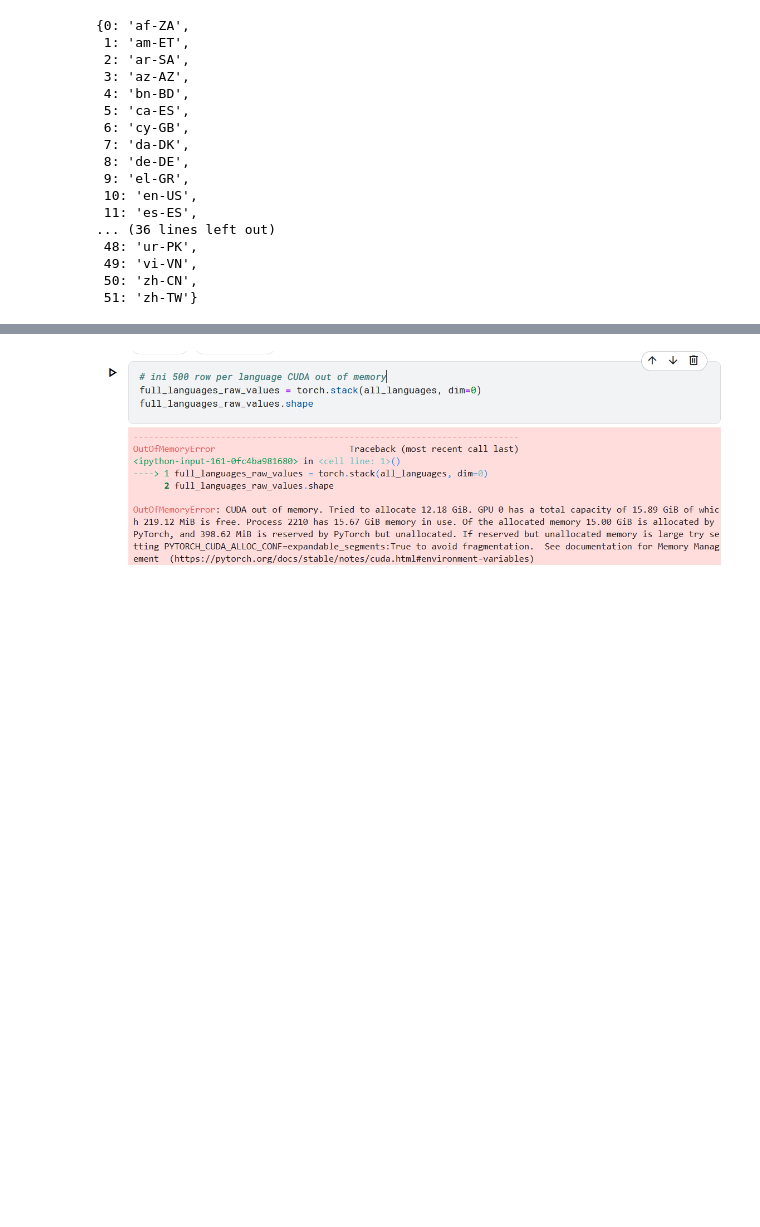
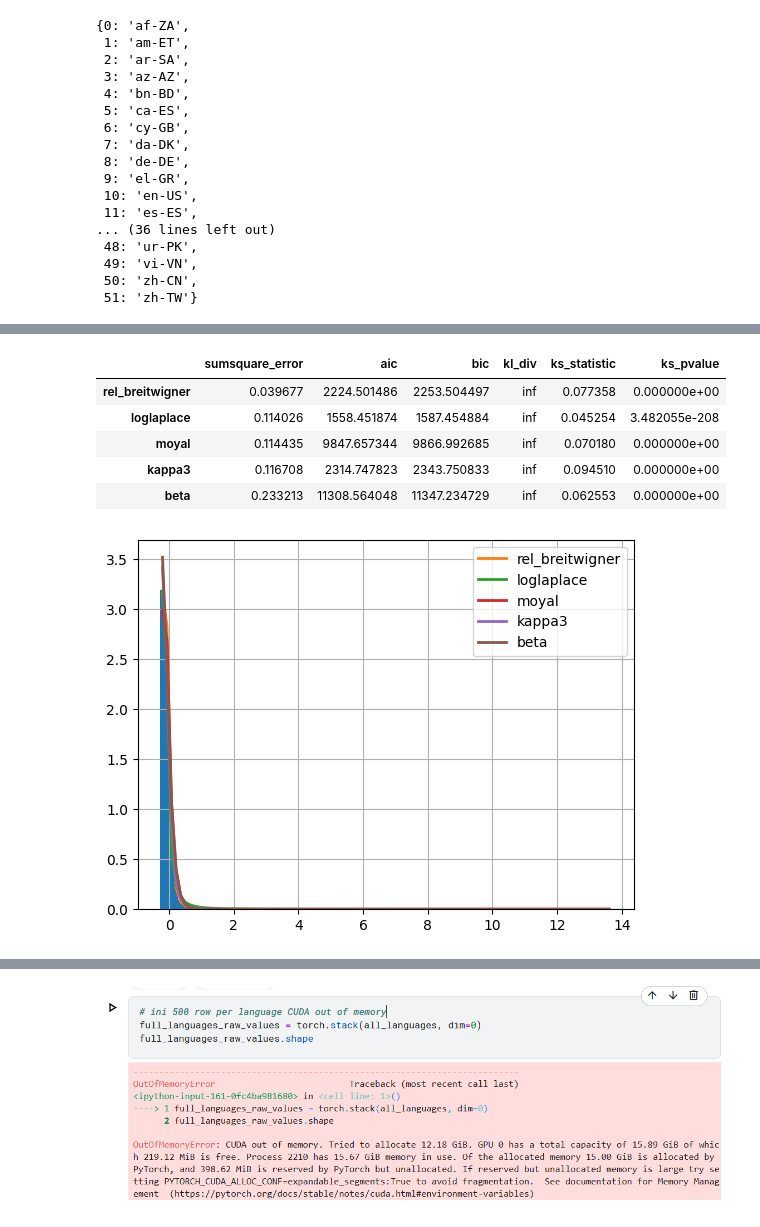
Before and after one commit to tauimbz/lang-task-neuron, a Jupyter notebook: neuron-language-pair.ipynb, the cells around one changed output, grey strips where cells are left out. Saved outputs shown, nothing was run; the diff lists cells and outputs as text; code cells hidden in the pictures; blank space fills up the shorter version.

```diff
--- a/neuron-language-pair.ipynb
+++ b/neuron-language-pair.ipynb
@@ -983,0 +1189,14 @@ OutOfMemoryError: CUDA out of memory. Tried to allocate 12.18 GiB. GPU 0 has a t
+# %%
+from fitter import Fitter
+
+f = Fitter(full_languages_raw_values[0][0][0])
+f.fit()
+f.summary()
+# %% [output]
+|  | sumsquare_error | aic | bic | kl_div | ks_statistic | ks_pvalue |
+| rel_breitwigner | 0.039677 | 2224.501486 | 2253.504497 | inf | 0.077358 | 0.000000e+00 |
+| loglaplace | 0.114026 | 1558.451874 | 1587.454884 | inf | 0.045254 | 3.482055e-208 |
+| moyal | 0.114435 | 9847.657344 | 9866.992685 | inf | 0.070180 | 0.000000e+00 |
+| kappa3 | 0.116708 | 2314.747823 | 2343.750833 | inf | 0.094510 | 0.000000e+00 |
+| beta | 0.233213 | 11308.564048 | 11347.234729 | inf | 0.062553 | 0.000000e+00 |
+[figure, added]
```
Also changed, not shown: parts of 154 cells of this notebook.
